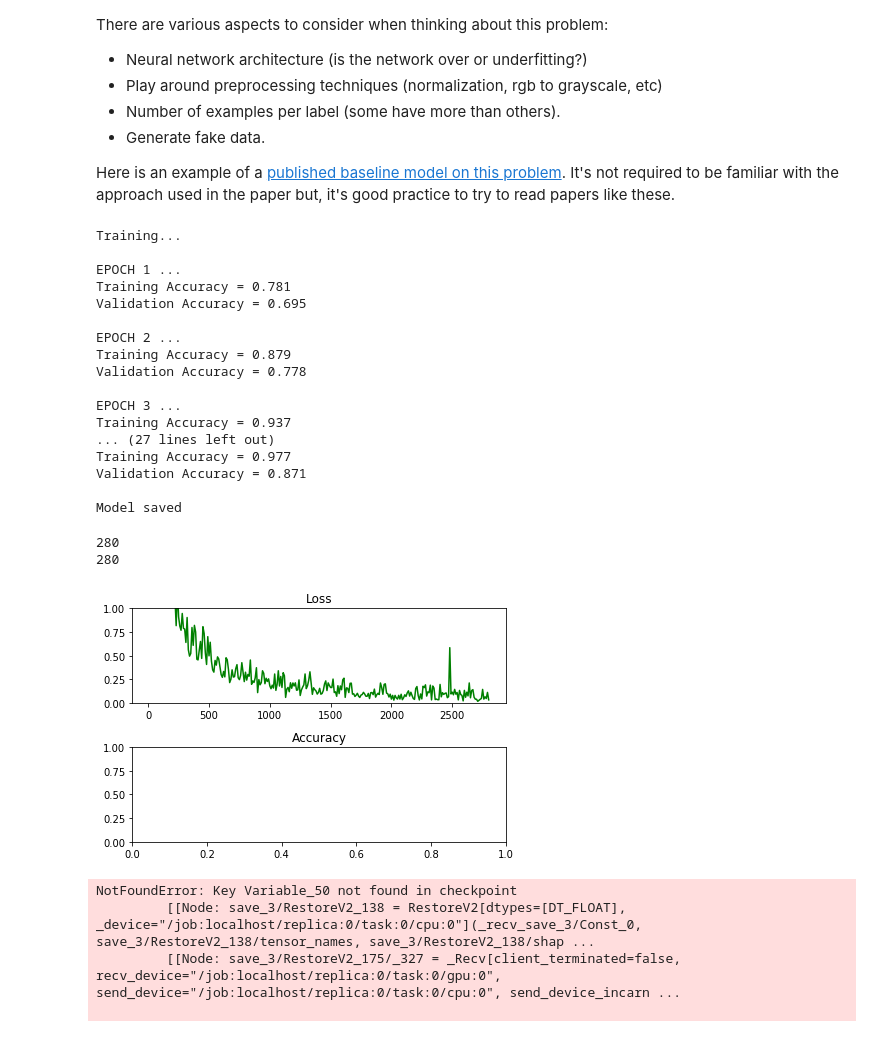
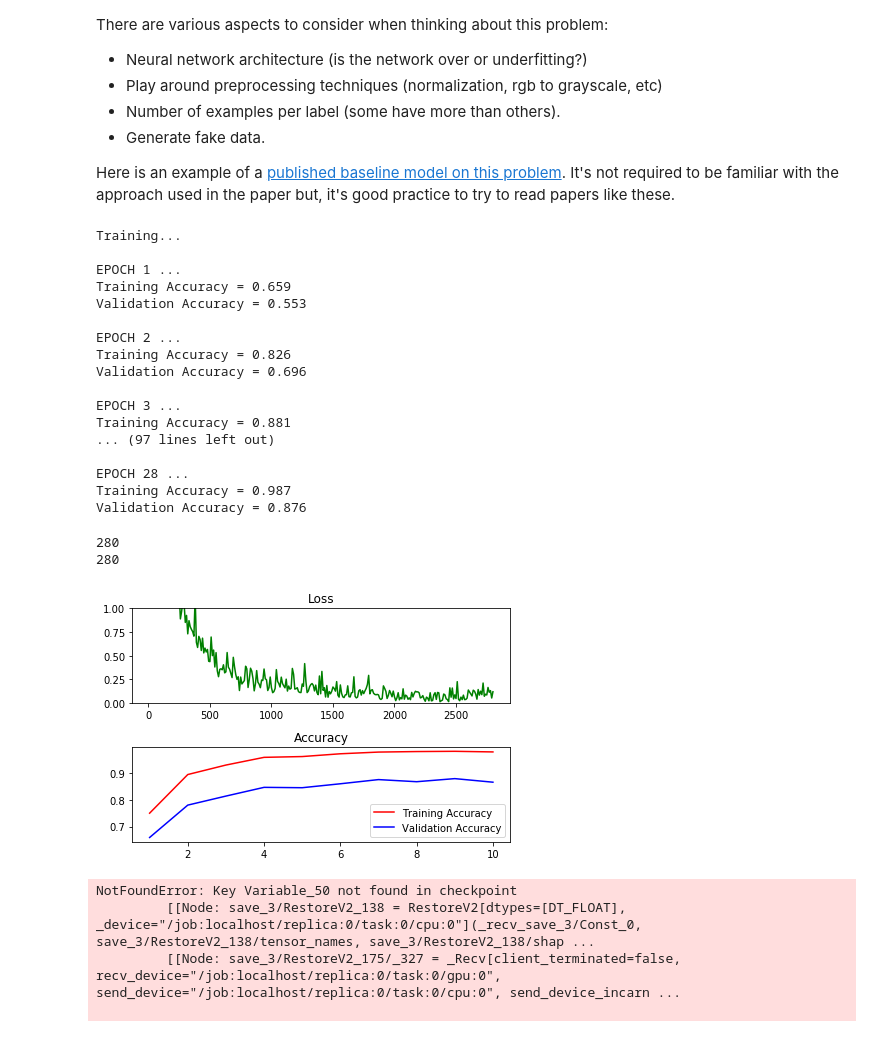
Before and after one commit to AlexSchizoid/CarND-Traffic-Sign-Classifier-Project, a Jupyter notebook: Traffic_Sign_Classifier.ipynb, the cells around one changed output. Saved outputs shown, nothing was run; the diff lists cells and outputs as text; code cells hidden in the pictures.

```diff
--- a/Traffic_Sign_Classifier.ipynb
+++ b/Traffic_Sign_Classifier.ipynb
@@ -174,7 +174,7 @@ from tensorflow.contrib.layers import flatten
 # %%
 #X_train, y_train = shuffle(X_train, y_train)
 # %%
-EPOCHS = 10
+EPOCHS = 40
 BATCH_SIZE = 128
 # %%
 def LeNet(x):
@@ -259,8 +259,8 @@ def evaluate(X_data, y_data):
 log_batch_step = 10
 batches = []
 loss_batch = []
-train_acc_batch = []
-valid_acc_batch = []
+train_acc_epoch= []
+valid_acc_epoch = []
 with tf.Session() as sess:
     sess.run(tf.global_variables_initializer())
     num_examples = len(X_train)
@@ -281,6 +281,9 @@ with tf.Session() as sess:
 
         training_accuracy = evaluate(X_train, y_train)
         validation_accuracy = evaluate(X_valid, y_valid)
+        train_acc_epoch.append(training_accuracy)
+        valid_acc_epoch.append(validation_accuracy)
+
         print("EPOCH {} ...".format(i+1))
         print("Training Accuracy = {:.3f}".format(training_accuracy))
         print("Validation Accuracy = {:.3f}".format(validation_accuracy))
@@ -292,42 +295,42 @@ with tf.Session() as sess:
 Training...
 
 EPOCH 1 ...
-Training Accuracy = 0.781
-Validation Accuracy = 0.695
+Training Accuracy = 0.659
+Validation Accuracy = 0.553
 
 EPOCH 2 ...
-Training Accuracy = 0.879
-Validation Accuracy = 0.778
+Training Accuracy = 0.826
+Validation Accuracy = 0.696
 
 EPOCH 3 ...
-Training Accuracy = 0.937
-... (27 lines left out)
-Training Accuracy = 0.977
-Validation Accuracy = 0.871
+Training Accuracy = 0.881
+... (97 lines left out)
 
-Model saved
+EPOCH 28 ...
+Training Accuracy = 0.987
+Validation Accuracy = 0.876
 # %%
 print(len(batches))
 print(len(loss_batch))
 loss_plot = plt.subplot(211)
 loss_plot.set_title('Loss')
 loss_plot.plot(batches, loss_batch, 'g')
 #loss_plot.set_xlim([batches[0], batches[-1]])
 loss_plot.set_ylim([0, 1])
 
 acc_plot = plt.subplot(212)
 acc_plot.set_title('Accuracy')
-#acc_plot.plot(batches, train_acc_batch, 'r', label='Training Accuracy')
-#acc_plot.plot(batches, valid_acc_batch, 'b', label='Validation Accuracy')
+acc_plot.plot(range(1,EPOCHS+1), train_acc_epoch, 'r', label='Training Accuracy')
+acc_plot.plot(range(1,EPOCHS+1), valid_acc_epoch, 'b', label='Validation Accuracy')
 #acc_plot.set_ylim([0.95, 1.0])
 #acc_plot.set_xlim([batches[0], batches[-1]])
-#acc_plot.legend(loc=4)
+acc_plot.legend(loc=4)
 plt.tight_layout()
 plt.show()
 # %% [output]
 280
 280
-[figure, old version]
+[figure, new version]
 # %%
 with tf.Session() as sess:
     saver.restore(sess, tf.train.latest_checkpoint('.'))
```
